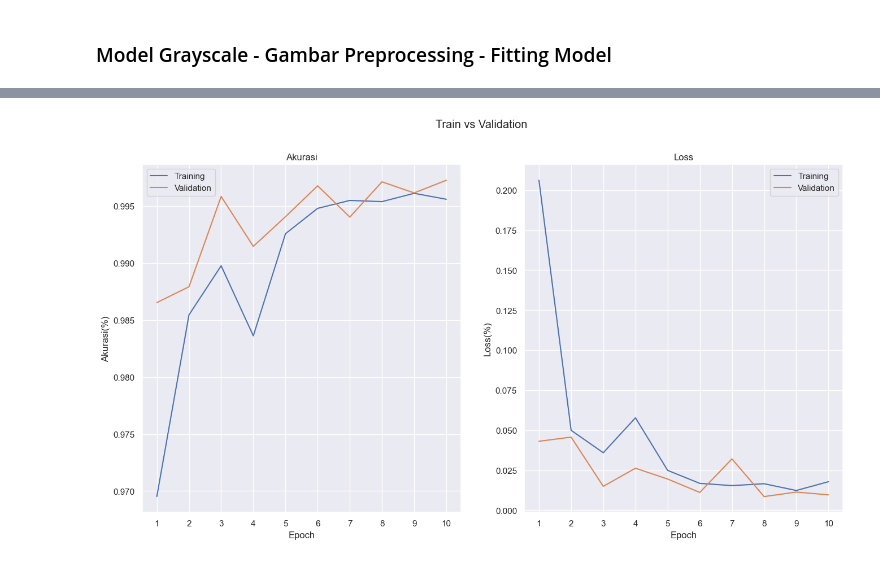
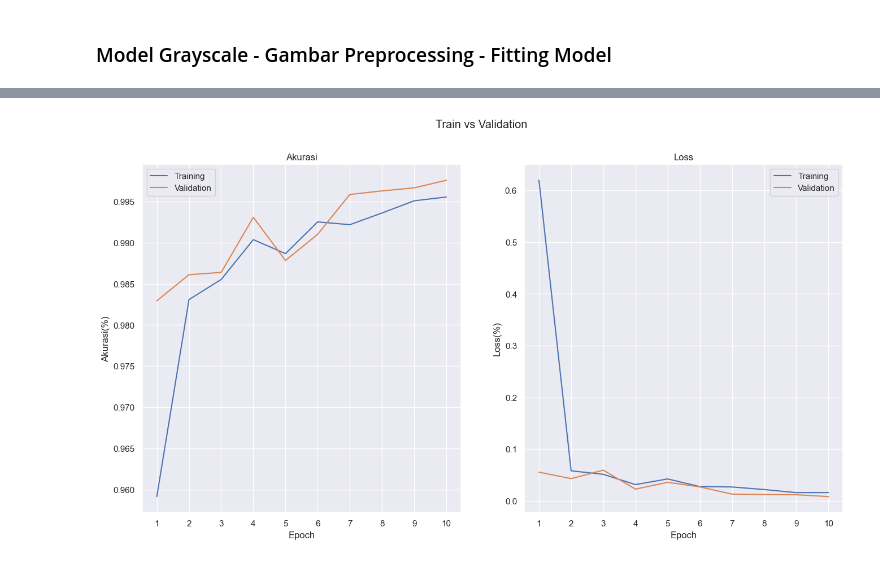
Before and after one commit to Azkina1123/PA-Kecerdasan-Buatan, a Jupyter notebook: COBA FIX.ipynb, the cells around one changed output, grey strips where cells are left out. Cells and saved outputs as stored; diff of their text form; code cells hidden in the pictures.

```diff
--- a/COBA FIX.ipynb
+++ b/COBA FIX.ipynb
@@ -39,6 +39,6 @@ val_set = image_dataset_from_directory(
     seed=1,
     subset="validation",
     validation_split=0.1,
-    batch_size=32
+    batch_size=128
 )
 # %% [output]
@@ -200,8 +200,8 @@ def grayscale(x, y):
     return image, y
 
 g_train = train_set.map(grayscale)
-g_val = train_set.map(grayscale)
-g_test = train_set.map(grayscale)
+g_val = val_set.map(grayscale)
+g_test = test_set.map(grayscale)
 
 preview_imgs(g_train)
 # %% [output]
@@ -455,15 +627,12 @@ model_gray = Sequential([
     MaxPooling2D(),
     Conv2D(64, (3, 3), activation="relu"),
     MaxPooling2D(),
-    Conv2D(128, (3, 3), activation="relu"),
-    MaxPooling2D(),
 
     Flatten(),
-    Dense(64, activation="relu"),
     Dense(2, activation="sigmoid")
 ])
 
-model_rgb.summary()
+model_gray.summary()
 # %% [output]
 Model: "sequential_1"
 _________________________________________________________________
@@ -491,7 +660,7 @@ model_gray.compile(
 # %% [markdown]
 ### Model Grayscale - Gambar Preprocessing - Fitting Model
 # %%
-history3 = model_gray.fit(
+history_gray = model_gray.fit(
     c_train_gray,
     validation_data = c_val_gray,
     epochs=10,
@@ -521,7 +690,7 @@ Epoch 10/10
 # %%
-visualisasi_plot(history3)
+visualisasi_plot(history_gray)
 # %% [output]
-[figure, old version]
+[figure, new version]
 # %%
 score = model_gray.evaluate(
     c_test_gray,
```
Also changed, not shown: parts of 56 cells of this notebook, 4 other files.
